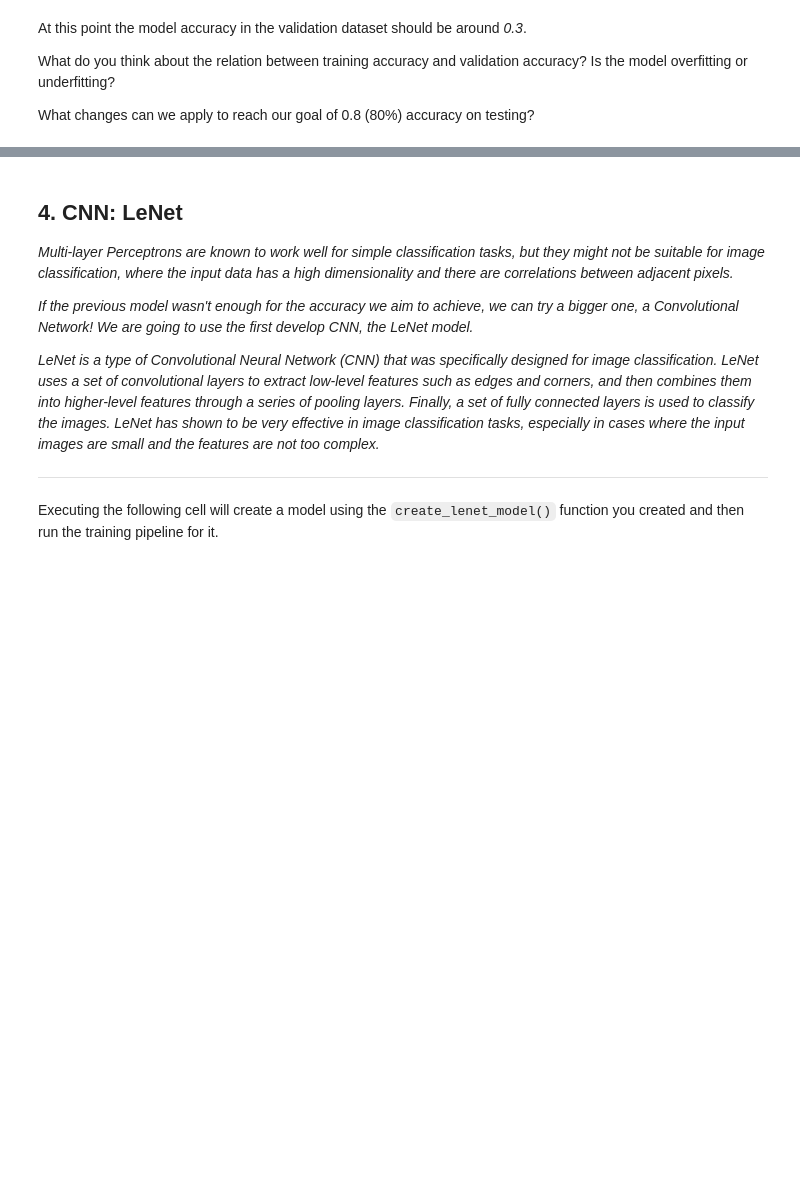
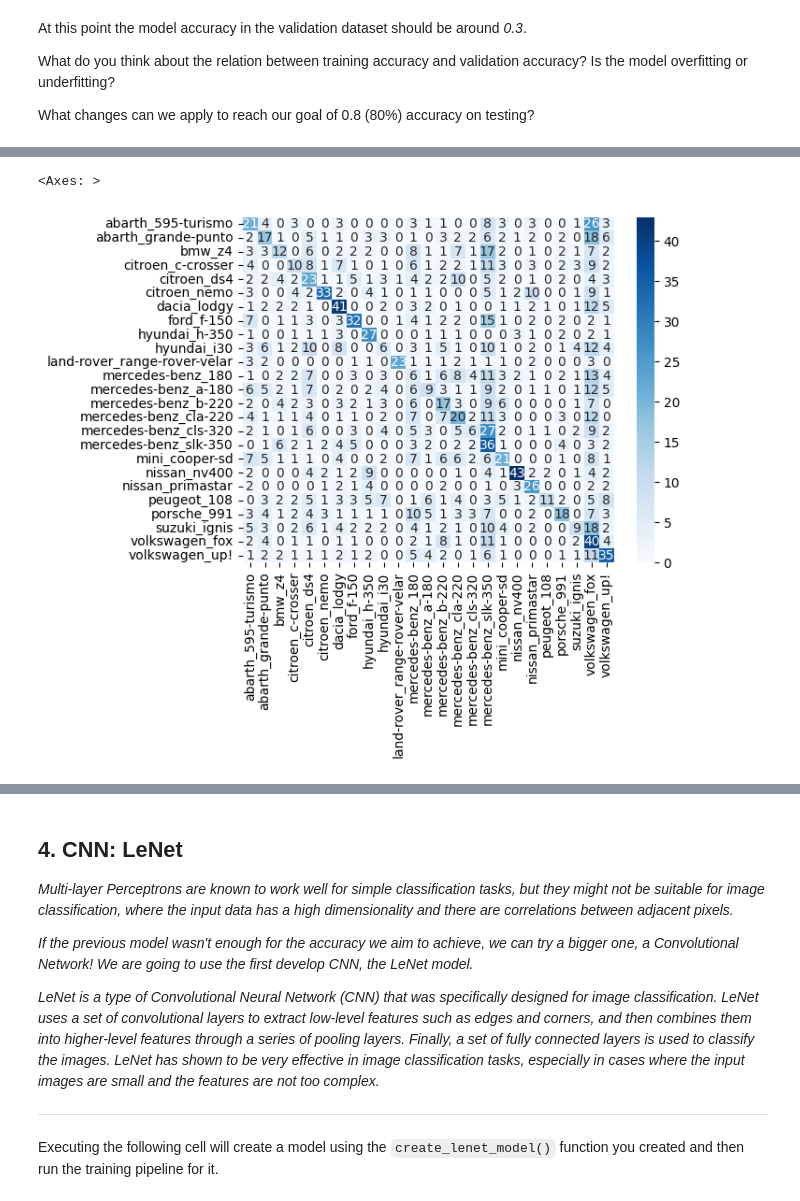
Before and after one commit to anvasquezre/movie_recommendation_system, a Jupyter notebook: AnyoneAI - Sprint Project 04.ipynb, the cells around one changed output, grey strips where cells are left out. Saved outputs shown, nothing was run; the diff lists cells and outputs as text; code cells hidden in the pictures; blank space fills up the shorter version.

```diff
--- a/AnyoneAI - Sprint Project 04.ipynb
+++ b/AnyoneAI - Sprint Project 04.ipynb
@@ -292,0 +436,8 @@ What changes can we apply to reach our goal of 0.8 (80%) accuracy on testing?
+# %%
+images , labels = recreate_data_set(test_ds)
+labels_test= get_best_prediction(labels)
+decoded_test = decode_prediction(labels_test,class_names)
+
+labels_pred = mlp_model.predict(images)
+labels_pred = get_best_prediction(labels_pred)
+decoded_pred = decode_prediction(labels_pred,class_names)
@@ -292,0 +451,5 @@ What changes can we apply to reach our goal of 0.8 (80%) accuracy on testing?
+# %%
+plot_confusion(labels_test,labels_pred,class_names)
+# %% [output]
+<Axes: >
+[figure, added]
```
Also changed, not shown: parts of 37 cells of this notebook, 4 other files.
